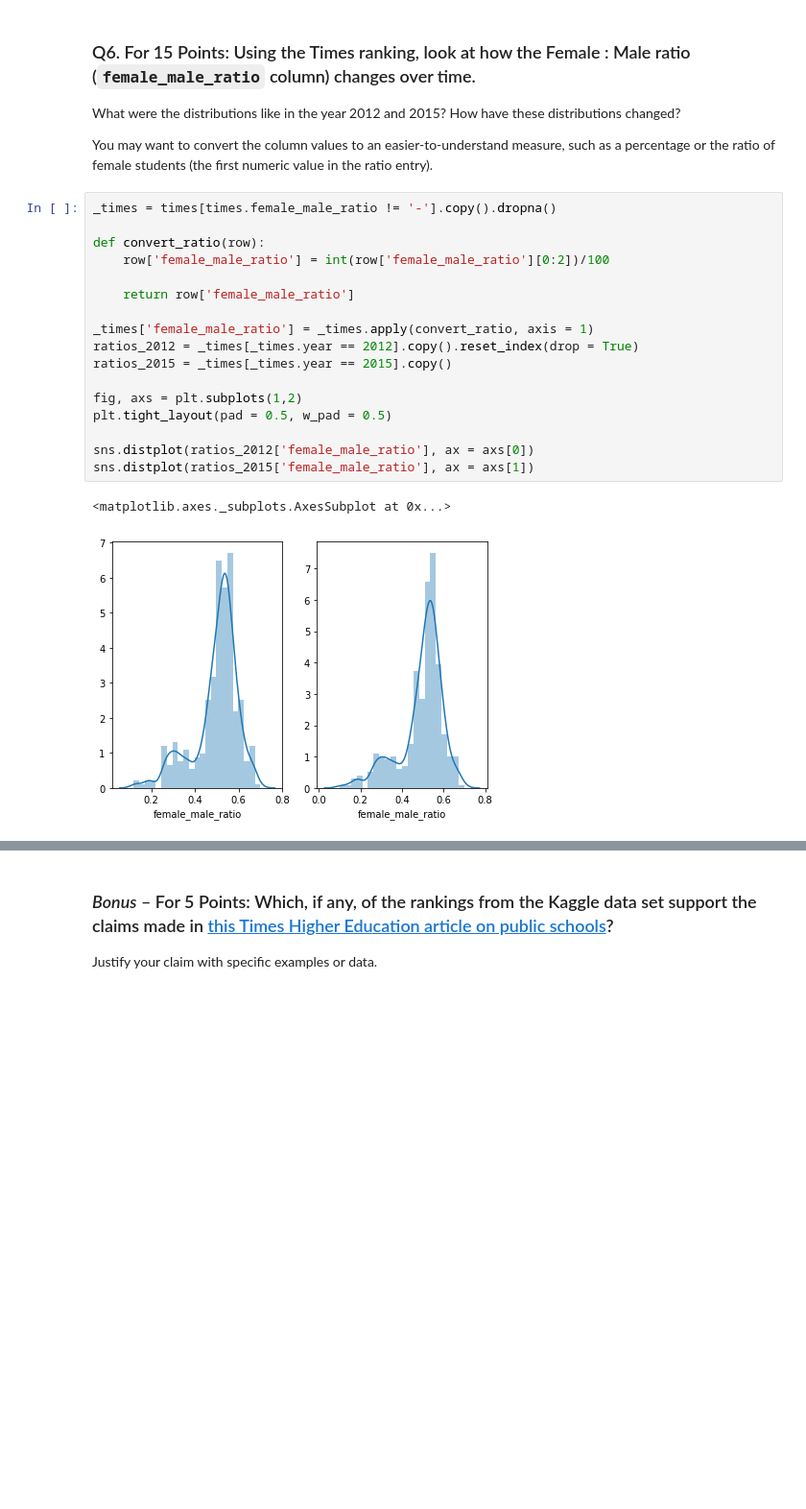
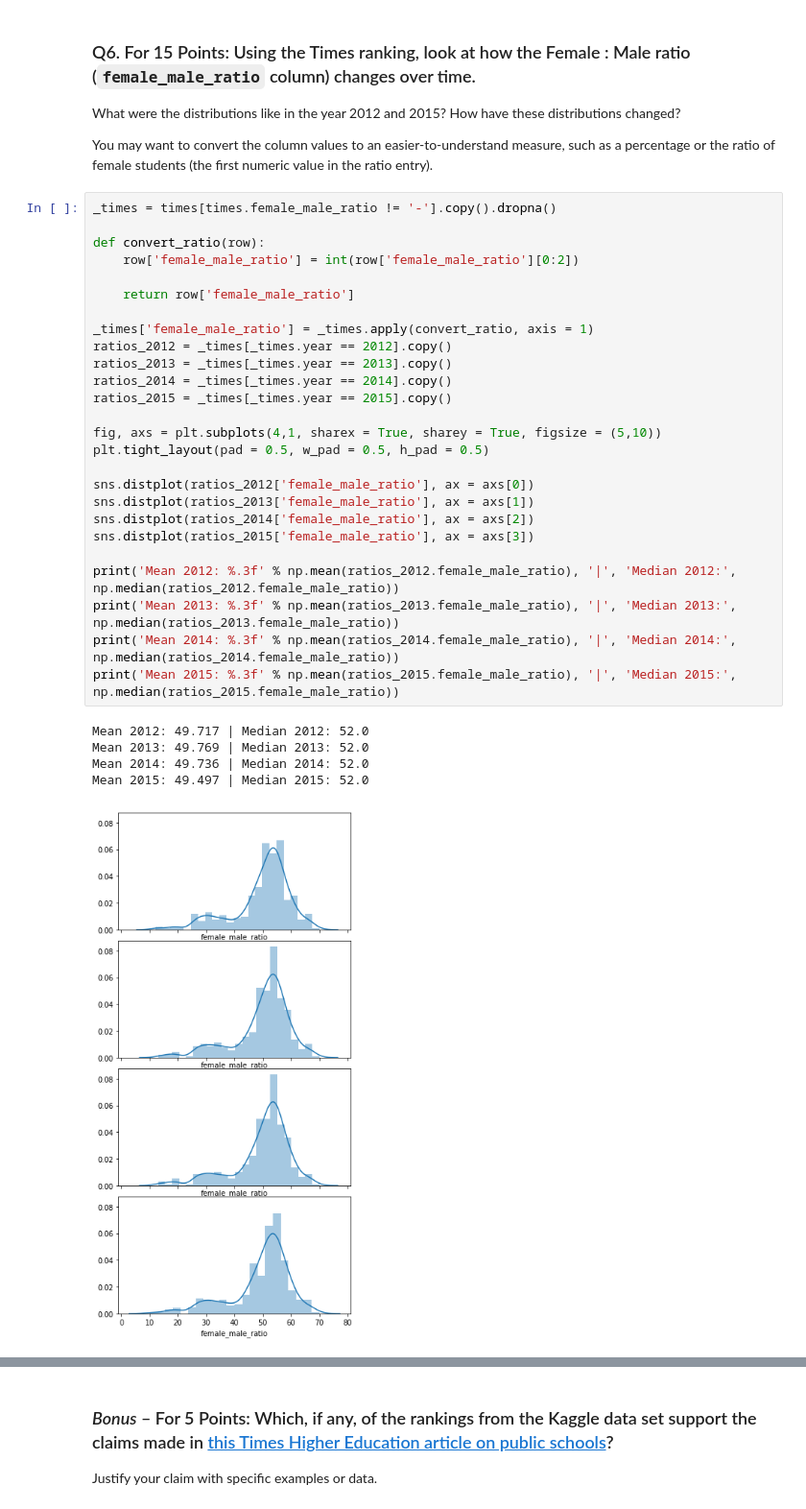
Before and after one commit to tengdann/si618, a Jupyter notebook: 618_HW3.ipynb, the cells around one changed output, grey strips where cells are left out. Shown at 96% size. Saved outputs shown, nothing was run; the diff lists cells and outputs as text; blank space fills up the shorter version.

```diff
--- a/618_HW3.ipynb
+++ b/618_HW3.ipynb
@@ -254,20 +272,32 @@ You may want to convert the column values to an easier-to-understand measure, su
 # %%
 _times = times[times.female_male_ratio != '-'].copy().dropna()
 
 def convert_ratio(row):
-    row['female_male_ratio'] = int(row['female_male_ratio'][0:2])/100
+    row['female_male_ratio'] = int(row['female_male_ratio'][0:2])
 
     return row['female_male_ratio']
 
 _times['female_male_ratio'] = _times.apply(convert_ratio, axis = 1)
-ratios_2012 = _times[_times.year == 2012].copy().reset_index(drop = True)
+ratios_2012 = _times[_times.year == 2012].copy()
+ratios_2013 = _times[_times.year == 2013].copy()
+ratios_2014 = _times[_times.year == 2014].copy()
 ratios_2015 = _times[_times.year == 2015].copy()
 
-fig, axs = plt.subplots(1,2)
-plt.tight_layout(pad = 0.5, w_pad = 0.5)
+fig, axs = plt.subplots(4,1, sharex = True, sharey = True, figsize = (5,10))
+plt.tight_layout(pad = 0.5, w_pad = 0.5, h_pad = 0.5)
 
 sns.distplot(ratios_2012['female_male_ratio'], ax = axs[0])
-sns.distplot(ratios_2015['female_male_ratio'], ax = axs[1])
+sns.distplot(ratios_2013['female_male_ratio'], ax = axs[1])
+sns.distplot(ratios_2014['female_male_ratio'], ax = axs[2])
+sns.distplot(ratios_2015['female_male_ratio'], ax = axs[3])
+
+print('Mean 2012: %.3f' % np.mean(ratios_2012.female_male_ratio), '|', 'Median 2012:', np.median(ratios_2012.female_male_ratio))
+print('Mean 2013: %.3f' % np.mean(ratios_2013.female_male_ratio), '|', 'Median 2013:', np.median(ratios_2013.female_male_ratio))
+print('Mean 2014: %.3f' % np.mean(ratios_2014.female_male_ratio), '|', 'Median 2014:', np.median(ratios_2014.female_male_ratio))
+print('Mean 2015: %.3f' % np.mean(ratios_2015.female_male_ratio), '|', 'Median 2015:', np.median(ratios_2015.female_male_ratio))
 # %% [output]
-<matplotlib.axes._subplots.AxesSubplot at 0x...>
+Mean 2012: 49.717 | Median 2012: 52.0
+Mean 2013: 49.769 | Median 2013: 52.0
+Mean 2014: 49.736 | Median 2014: 52.0
+Mean 2015: 49.497 | Median 2015: 52.0
-[figure, old version]
+[figure, new version]
```
Also changed, not shown: parts of 18 cells of this notebook.
